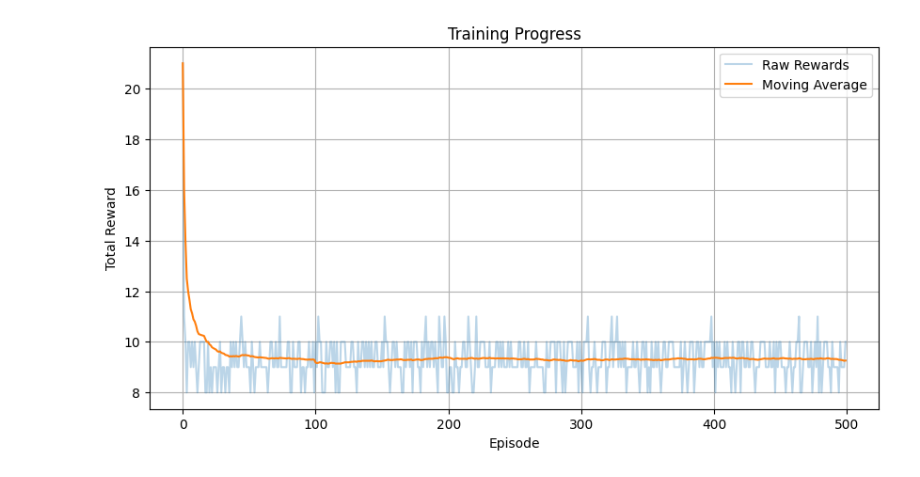
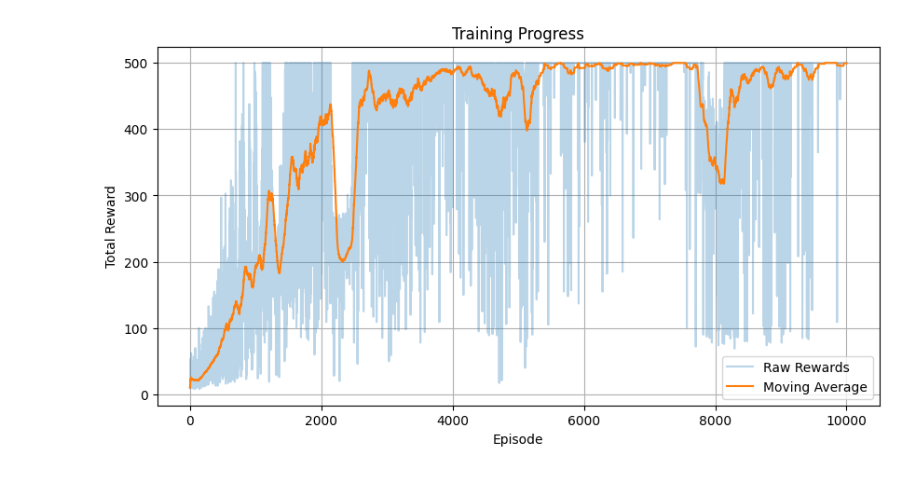
Before and after one commit to xuangu-fang/RL_zoo, a Jupyter notebook: notebooks/demo_policy_gradient.ipynb, the cells around one changed output. Drawn from its saved outputs; the diff is of its cells as text; code cells hidden in the pictures.

Commit message:
well-trained gradient-policy mdoel and save

```diff
--- a/notebooks/demo_policy_gradient.ipynb
+++ b/notebooks/demo_policy_gradient.ipynb
@@ -13,20 +13,25 @@ import time  # 添加这行来控制显示速度
 from models.policy_network import PolicyNetwork
 from models.utils import ExperienceBuffer, plot_training_results
 
+device = torch.device("cuda" if torch.cuda.is_available() else "cpu")
+device = 'cpu'
+print(f"Using device: {device}")
+# torch.manual_seed(123)
 # 创建环境
 env = gym.make('CartPole-v1')
 input_dim = env.observation_space.shape[0]  # 4 （状态空间维度 = 4 (小车位置、速度、杆子角度、角速度)）
 output_dim = env.action_space.n  # 2 动作空间维度 = 2 (左推或右推)
+hidden_dim = 256
 
 # 创建策略网络和优化器
-policy = PolicyNetwork(input_dim, output_dim) # 策略网络：状态->动作概率
-optimizer = optim.Adam(policy.parameters(), lr=0.01)
+policy = PolicyNetwork(input_dim, hidden_dim, output_dim,device) # 策略网络：状态->动作概率
+optimizer = optim.Adam(policy.parameters(), lr=0.0001)
 
 # 创建经验缓冲区
-buffer = ExperienceBuffer()
+buffer = ExperienceBuffer(device)
 
 # 训练参数
-num_episodes = 500
+num_episodes = 10000
 max_steps = 500
 episode_rewards = []
 
@@ -60,31 +65,31 @@ for episode in range(num_episodes):
 
         state = next_state
 
     # 只在有足够数据时更新策略
     if len(buffer.rewards) > 0:
         optimizer.zero_grad()
         loss = buffer.get_policy_loss()
         loss.backward()
         optimizer.step()
 
     episode_rewards.append(episode_reward)
 
     # 每10个episode打印一次平均奖励
     if (episode + 1) % 10 == 0:
         avg_reward = np.mean(episode_rewards[-10:])
         print(f'Episode {episode + 1}, Average Reward: {avg_reward:.2f}')
 
         # 绘制实时训练进度
         clear_output(wait=True)
         plt.figure(figsize=(10, 5))
         moving_averages = plot_training_results(episode_rewards)
         plt.plot(episode_rewards, alpha=0.3, label='Raw Rewards')
         plt.plot(moving_averages, label='Moving Average')
         plt.xlabel('Episode')
         plt.ylabel('Total Reward')
         plt.title('Training Progress')
         plt.legend()
         plt.grid(True)
         plt.show()
 # %% [output]
-[figure, old version]
+[figure, new version]
```
Also changed, not shown: parts of 4 cells of this notebook, 3 other files.
